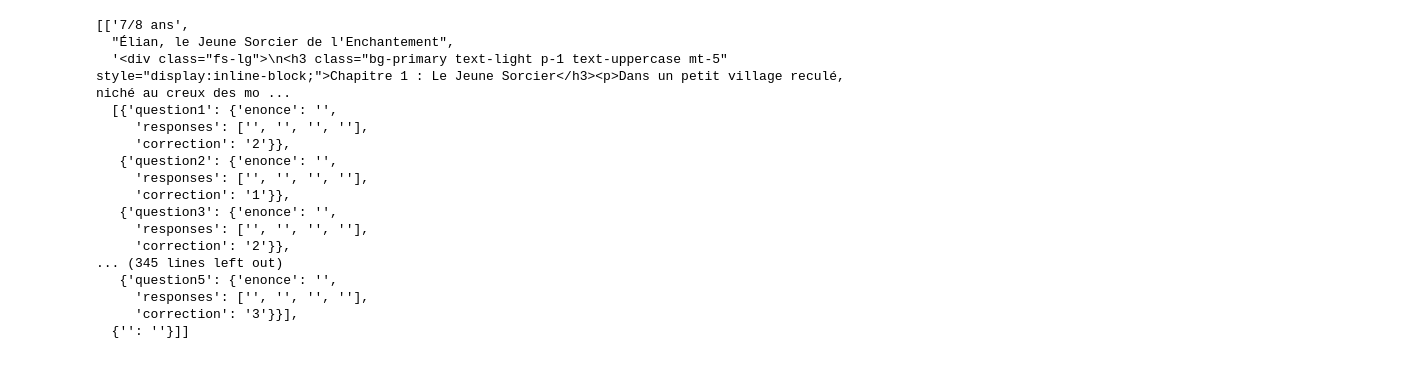
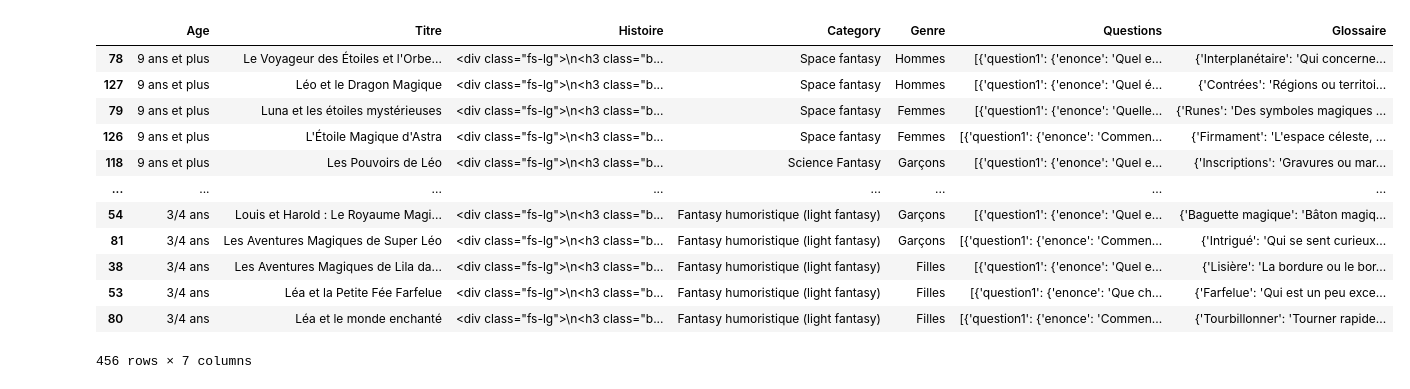
Before and after one commit to bertreux/M1_PYTHON-_WEBSCRAPPING, a Jupyter notebook: eval/selenium_scrapping_meshistoiresdusoir.ipynb, the cells around one changed output. Saved outputs shown, nothing was run; the diff lists cells and outputs as text; code cells hidden in the pictures.

```diff
--- a/eval/selenium_scrapping_meshistoiresdusoir.ipynb
+++ b/eval/selenium_scrapping_meshistoiresdusoir.ipynb
@@ -277,20 +252,19 @@ KeyboardInterrupt:
-# %%
-story
-# %% [output]
-[['7/8 ans',
-  "Élian, le Jeune Sorcier de l'Enchantement",
-  '<div class="fs-lg">\n<h3 class="bg-primary text-light p-1 text-uppercase mt-5" style="display:inline-block;">Chapitre 1 : Le Jeune Sorcier</h3><p>Dans un petit village reculé, niché au creux des mo ...
-  [{'question1': {'enonce': '',
-     'responses': ['', '', '', ''],
-     'correction': '2'}},
-   {'question2': {'enonce': '',
-     'responses': ['', '', '', ''],
-     'correction': '1'}},
-   {'question3': {'enonce': '',
-     'responses': ['', '', '', ''],
-     'correction': '2'}},
-... (345 lines left out)
-   {'question5': {'enonce': '',
-     'responses': ['', '', '', ''],
-     'correction': '3'}}],
-  {'': ''}]]
+# %%
+df = pd.DataFrame(story)
+df.columns = ["Age", "Titre", "Histoire", "Category", "Genre", "Questions", "Glossaire"]
+df = df.sort_values(by=['Age', 'Category', 'Genre'], ascending=[False, False, False])
+df
+# %% [output]
+|  | Age | Titre | Histoire | Category | Genre | Questions | Glossaire |
+| 78 | 9 ans et plus | Le Voyageur des Étoiles et l'Orbe... | <div class="fs-lg">\n<h3 class="b... | Space fantasy | Hommes | [{'question1': {'enonce': 'Quel e... | {'Interplanétaire': 'Qui concerne... |
+| 127 | 9 ans et plus | Léo et le Dragon Magique | <div class="fs-lg">\n<h3 class="b... | Space fantasy | Hommes | [{'question1': {'enonce': 'Quel é... | {'Contrées': 'Régions ou territoi... |
+| 79 | 9 ans et plus | Luna et les étoiles mystérieuses | <div class="fs-lg">\n<h3 class="b... | Space fantasy | Femmes | [{'question1': {'enonce': 'Quelle... | {'Runes': 'Des symboles magiques ... |
+| 126 | 9 ans et plus | L'Étoile Magique d'Astra | <div class="fs-lg">\n<h3 class="b... | Space fantasy | Femmes | [{'question1': {'enonce': 'Commen... | {'Firmament': 'L'espace céleste, ... |
+| 118 | 9 ans et plus | Les Pouvoirs de Léo | <div class="fs-lg">\n<h3 class="b... | Science Fantasy | Garçons | [{'question1': {'enonce': 'Quel e... | {'Inscriptions': 'Gravures ou mar... |
+| ... | ... | ... | ... | ... | ... | ... | ... |
+| 54 | 3/4 ans | Louis et Harold : Le Royaume Magi... | <div class="fs-lg">\n<h3 class="b... | Fantasy humoristique (light fantasy) | Garçons | [{'question1': {'enonce': 'Quel e... | {'Baguette magique': 'Bâton magiq... |
+| 81 | 3/4 ans | Les Aventures Magiques de Super Léo | <div class="fs-lg">\n<h3 class="b... | Fantasy humoristique (light fantasy) | Garçons | [{'question1': {'enonce': 'Commen... | {'Intrigué': 'Qui se sent curieux... |
+| 38 | 3/4 ans | Les Aventures Magiques de Lila da... | <div class="fs-lg">\n<h3 class="b... | Fantasy humoristique (light fantasy) | Filles | [{'question1': {'enonce': 'Quel e... | {'Lisière': 'La bordure ou le bor... |
+| 53 | 3/4 ans | Léa et la Petite Fée Farfelue | <div class="fs-lg">\n<h3 class="b... | Fantasy humoristique (light fantasy) | Filles | [{'question1': {'enonce': 'Que ch... | {'Farfelue': 'Qui est un peu exce... |
+| 80 | 3/4 ans | Léa et le monde enchanté | <div class="fs-lg">\n<h3 class="b... | Fantasy humoristique (light fantasy) | Filles | [{'question1': {'enonce': 'Commen... | {'Tourbillonner': 'Tourner rapide... |
+456 rows × 7 columns
```
Also changed, not shown: parts of 6 cells of this notebook, 1 other file.
